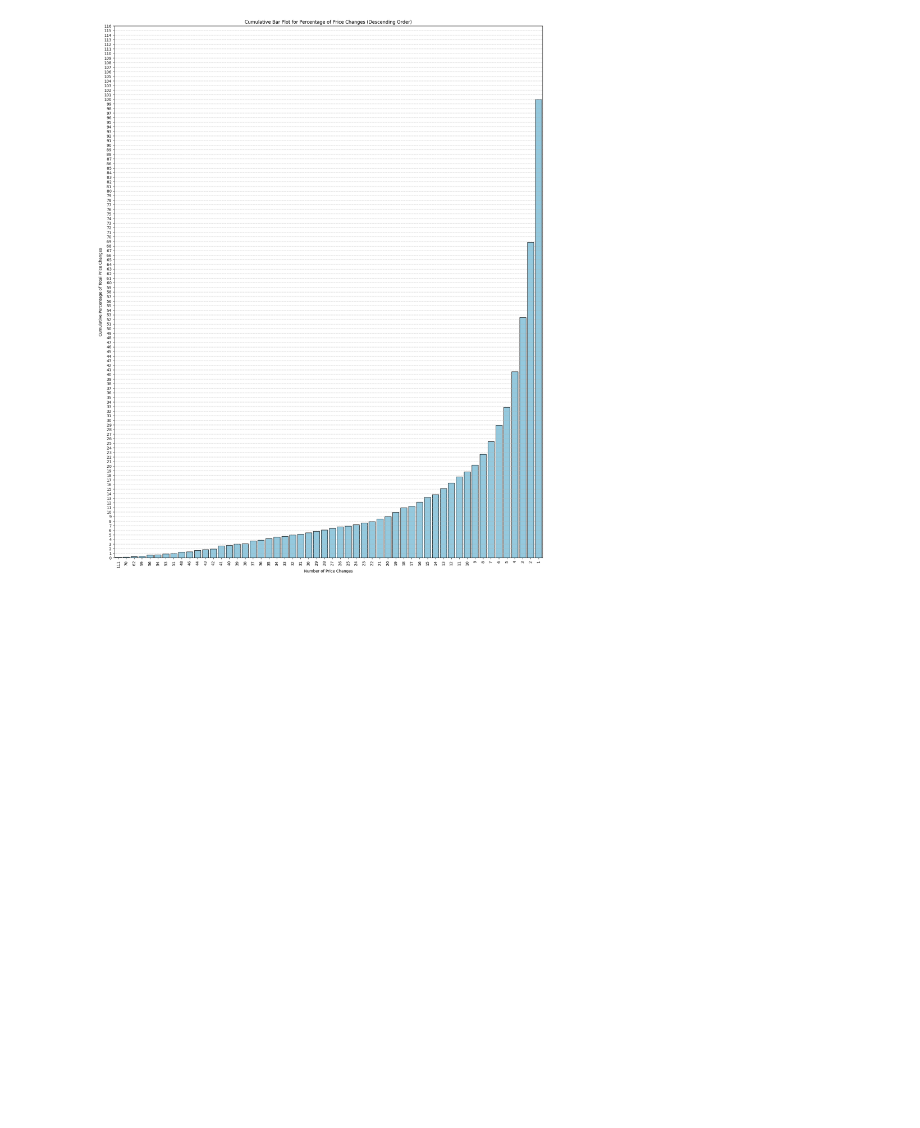
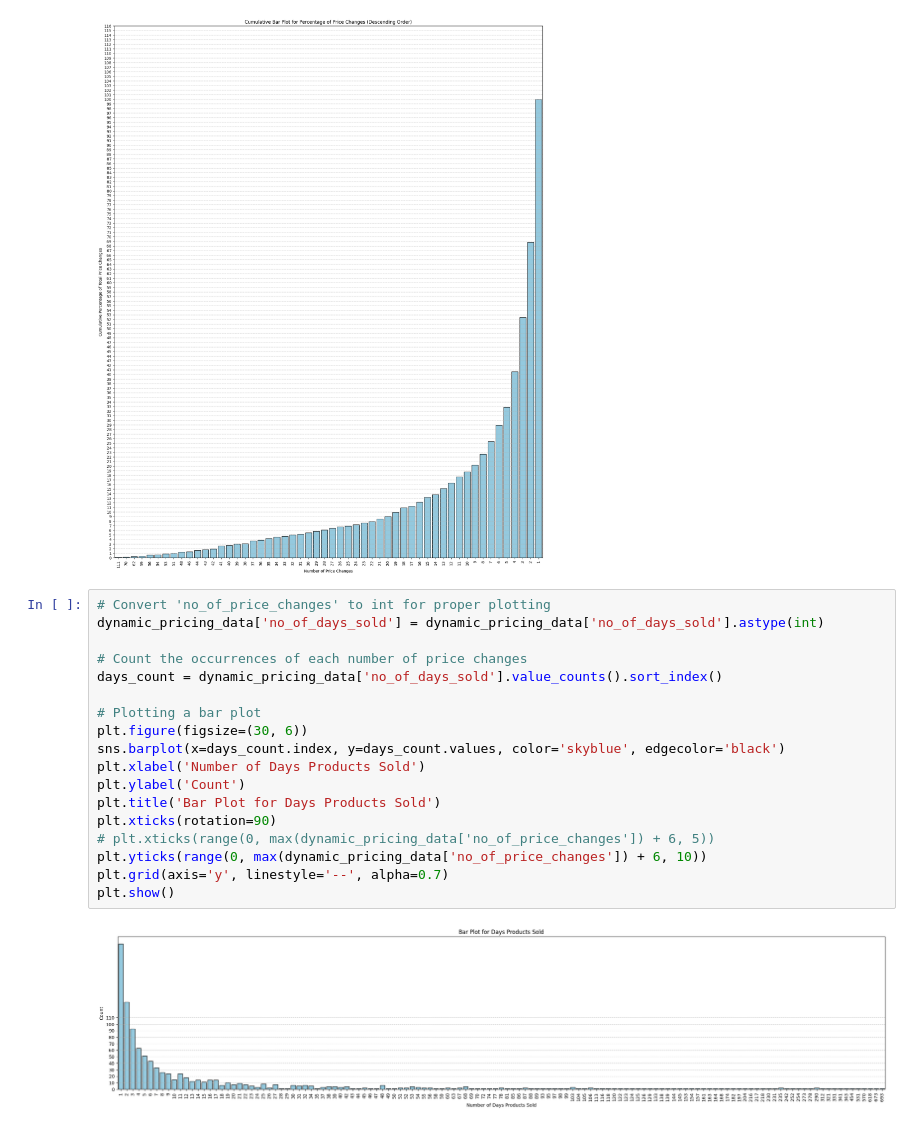
Before and after one commit to Ateeb626/Darts_Experimentation, a Jupyter notebook: EDA_Threshold.ipynb, the cells around one changed output. Cells and saved outputs as stored; diff of their text form; blank space fills up the shorter version.

```diff
--- a/EDA_Threshold.ipynb
+++ b/EDA_Threshold.ipynb
@@ -141,3 +141,23 @@ plt.grid(axis='y', linestyle='--', alpha=0.7)
 plt.show()
 # %% [output]
 [figure]
+# %%
+# Convert 'no_of_price_changes' to int for proper plotting
+dynamic_pricing_data['no_of_days_sold'] = dynamic_pricing_data['no_of_days_sold'].astype(int)
+
+# Count the occurrences of each number of price changes
+days_count = dynamic_pricing_data['no_of_days_sold'].value_counts().sort_index()
+
+# Plotting a bar plot
+plt.figure(figsize=(30, 6))
+sns.barplot(x=days_count.index, y=days_count.values, color='skyblue', edgecolor='black')
+plt.xlabel('Number of Days Products Sold')
+plt.ylabel('Count')
+plt.title('Bar Plot for Days Products Sold')
+plt.xticks(rotation=90)
+# plt.xticks(range(0, max(dynamic_pricing_data['no_of_price_changes']) + 6, 5))
+plt.yticks(range(0, max(dynamic_pricing_data['no_of_price_changes']) + 6, 10))
+plt.grid(axis='y', linestyle='--', alpha=0.7)
+plt.show()
+# %% [output]
+[figure, added]
```
Also changed, not shown: parts of 2 cells of this notebook, 2 other files.
